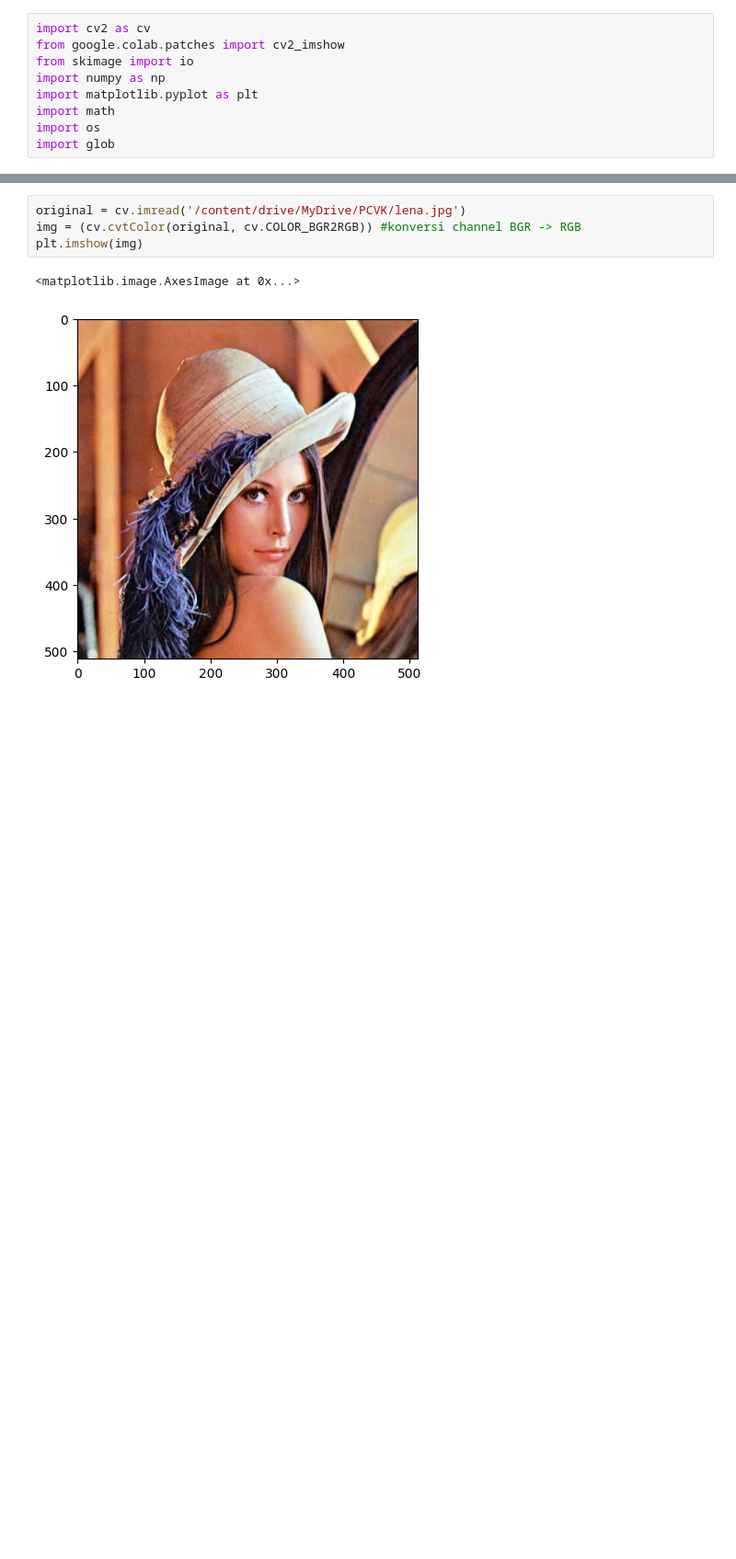
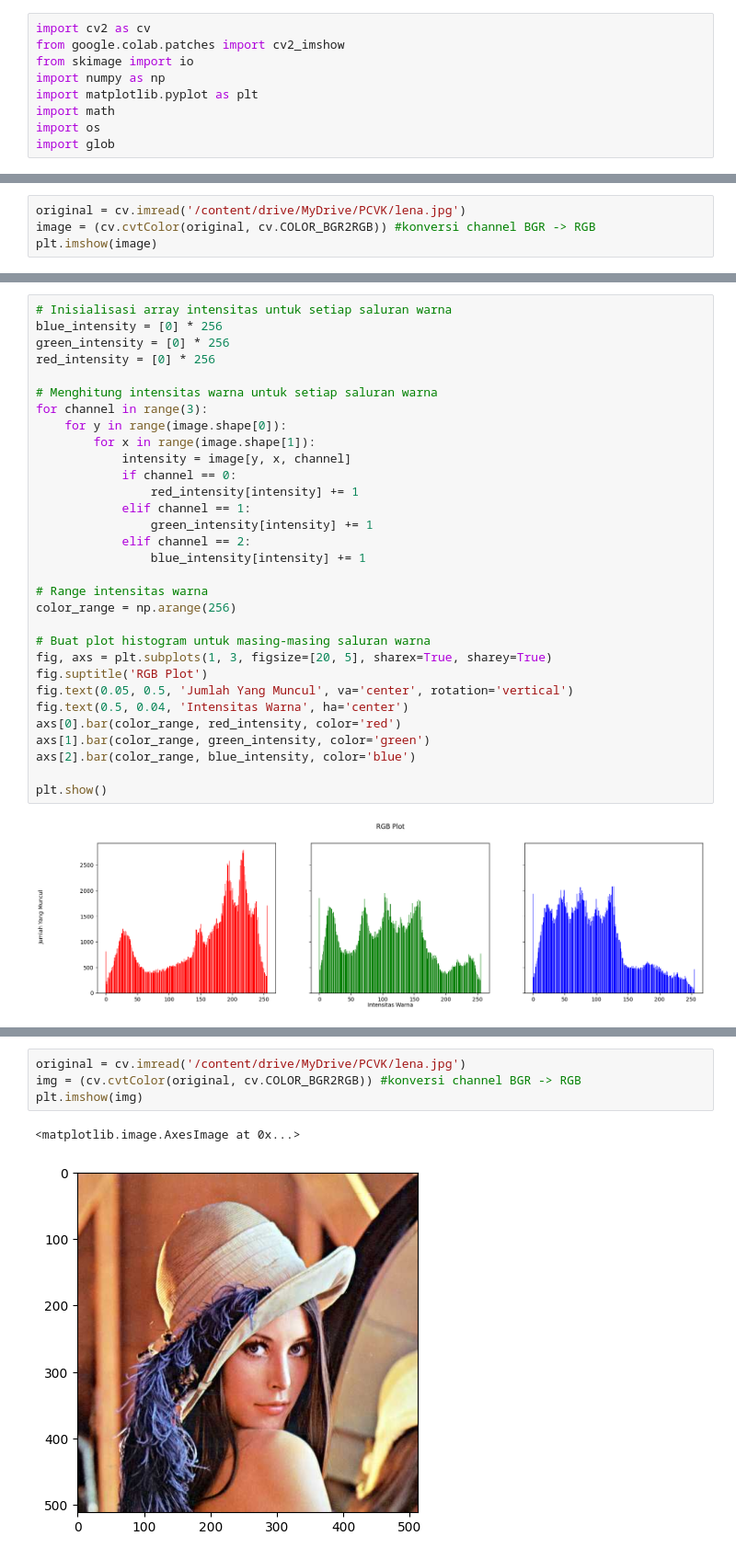
Before and after one commit to mochammadcholilurrokhman/PCVK_Ganjil_Mochammad-Cholilur-Rokhman, a Jupyter notebook: Week6.ipynb, the cells around one changed output, grey strips where cells are left out. Shown: that part at 92% size. Cells and saved outputs as stored; diff of their text form; blank space fills up the shorter version.

```diff
--- a/Week6.ipynb
+++ b/Week6.ipynb
@@ -16,0 +25,4 @@ import glob
+# %%
+original = cv.imread('/content/drive/MyDrive/PCVK/lena.jpg')
+image = (cv.cvtColor(original, cv.COLOR_BGR2RGB)) #konversi channel BGR -> RGB
+plt.imshow(image)
@@ -16,0 +32,33 @@ import glob
+# %%
+# Inisialisasi array intensitas untuk setiap saluran warna
+blue_intensity = [0] * 256
+green_intensity = [0] * 256
+red_intensity = [0] * 256
+
+# Menghitung intensitas warna untuk setiap saluran warna
+for channel in range(3):
+    for y in range(image.shape[0]):
+        for x in range(image.shape[1]):
+            intensity = image[y, x, channel]
+            if channel == 0:
+                red_intensity[intensity] += 1
+            elif channel == 1:
+                green_intensity[intensity] += 1
+            elif channel == 2:
+                blue_intensity[intensity] += 1
+
+# Range intensitas warna
+color_range = np.arange(256)
+
+# Buat plot histogram untuk masing-masing saluran warna
+fig, axs = plt.subplots(1, 3, figsize=[20, 5], sharex=True, sharey=True)
+fig.suptitle('RGB Plot')
+fig.text(0.05, 0.5, 'Jumlah Yang Muncul', va='center', rotation='vertical')
+fig.text(0.5, 0.04, 'Intensitas Warna', ha='center')
+axs[0].bar(color_range, red_intensity, color='red')
+axs[1].bar(color_range, green_intensity, color='green')
+axs[2].bar(color_range, blue_intensity, color='blue')
+
+plt.show()
+# %% [output]
+[figure, added]
```
Also changed, not shown: parts of 10 cells of this notebook.
